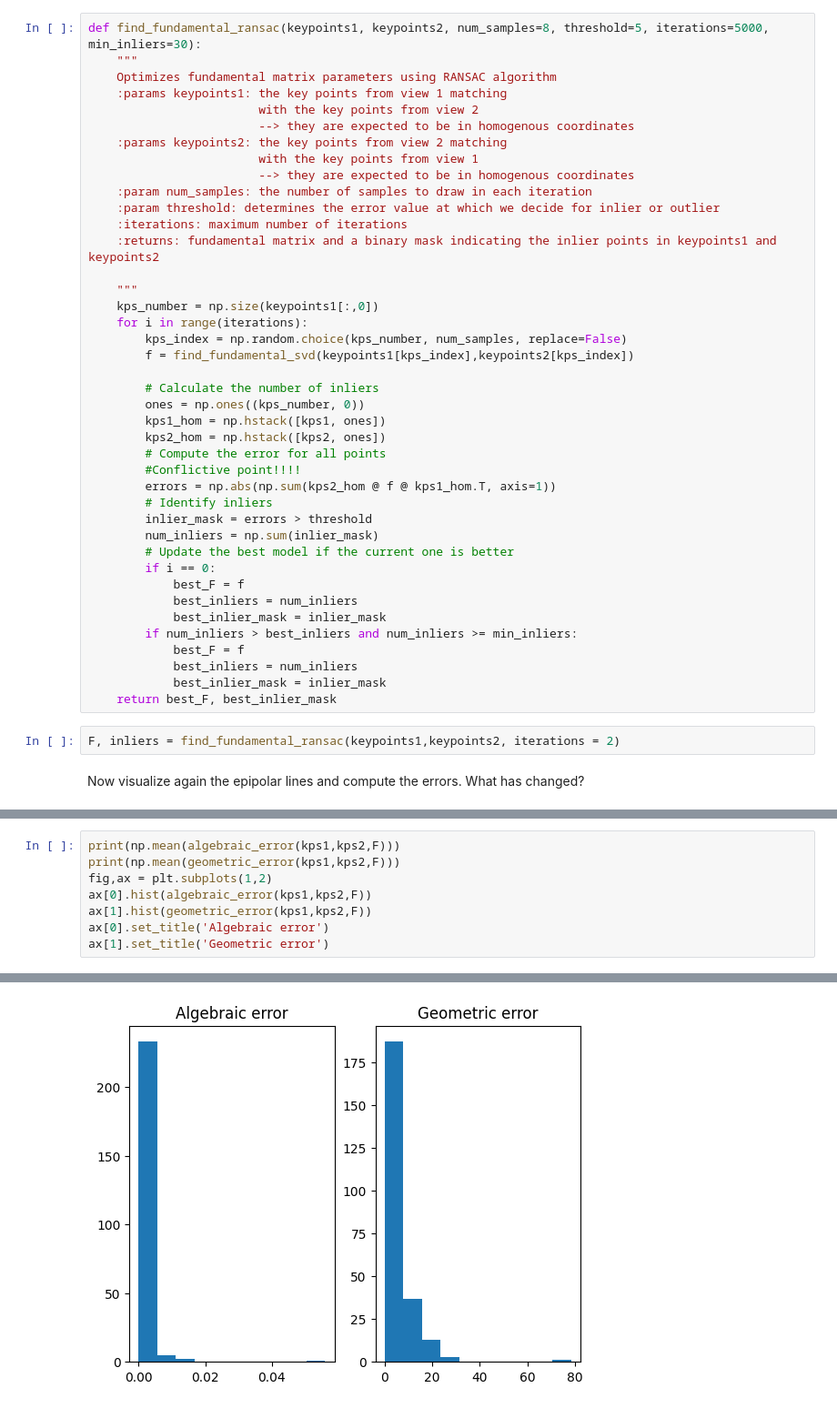
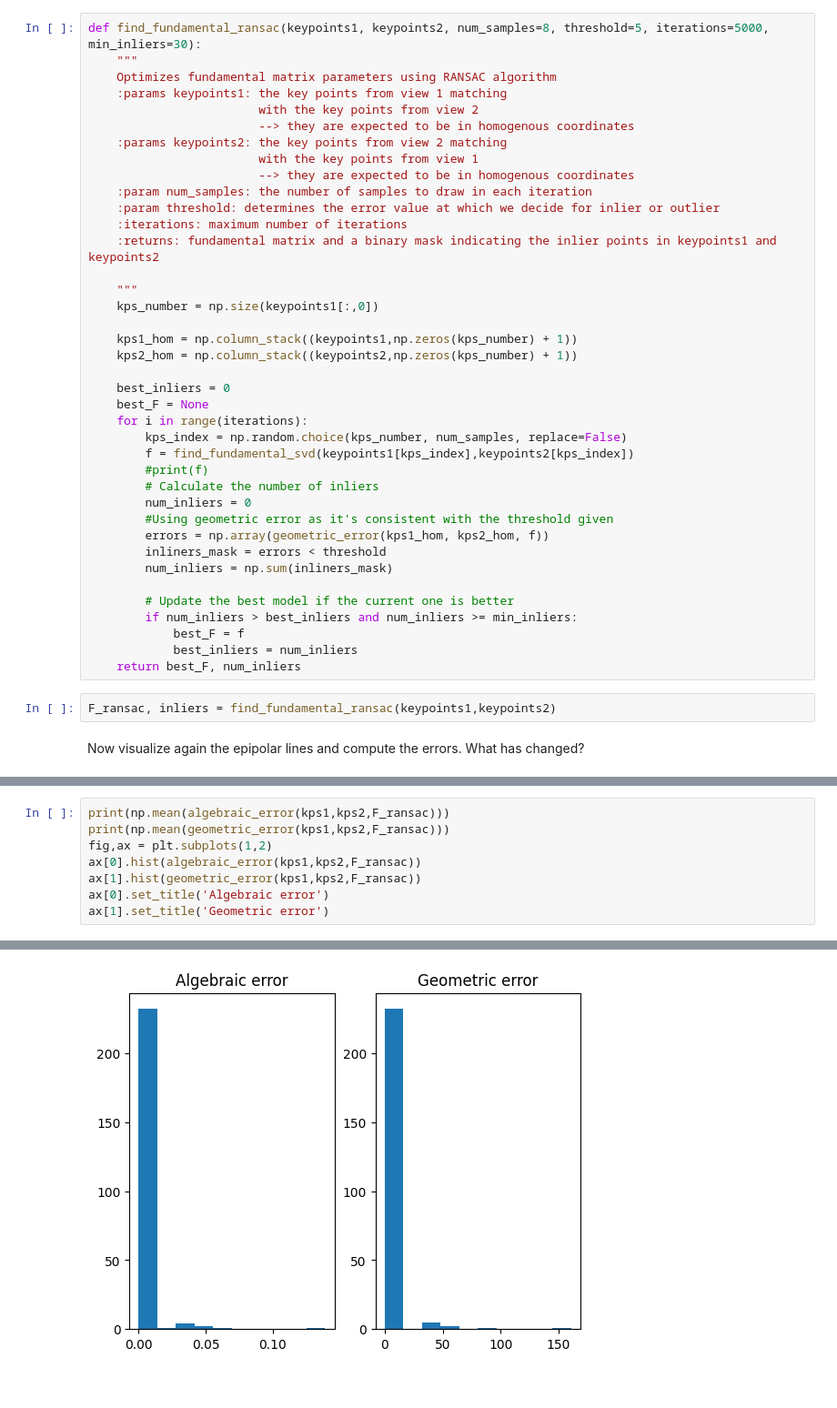
Before and after one commit to smitha13798/3dcv-students_Group4, a Jupyter notebook: 5.0-tl-fundamental-matrix.ipynb, the cells around one changed output, grey strips where cells are left out. Shown at 91% size. Saved outputs shown, nothing was run; the diff lists cells and outputs as text.

Commit message:
changed algebraic error to geometric error in ransac

```diff
--- a/5.0-tl-fundamental-matrix.ipynb
+++ b/5.0-tl-fundamental-matrix.ipynb
@@ -216,31 +218,29 @@ def find_fundamental_ransac(keypoints1, keypoints2, num_samples=8, threshold=5,
 
     """
     kps_number = np.size(keypoints1[:,0])
+
+    kps1_hom = np.column_stack((keypoints1,np.zeros(kps_number) + 1))
+    kps2_hom = np.column_stack((keypoints2,np.zeros(kps_number) + 1))
+
+    best_inliers = 0
+    best_F = None
     for i in range(iterations):
         kps_index = np.random.choice(kps_number, num_samples, replace=False)
         f = find_fundamental_svd(keypoints1[kps_index],keypoints2[kps_index])
+        #print(f)
+        # Calculate the number of inliers
+        num_inliers = 0
+        #Using geometric error as it's consistent with the threshold given
+        errors = np.array(geometric_error(kps1_hom, kps2_hom, f))
+        inliners_mask = errors < threshold
+        num_inliers = np.sum(inliners_mask)
 
-        # Calculate the number of inliers
-        ones = np.ones((kps_number, 0))
-        kps1_hom = np.hstack([kps1, ones])
-        kps2_hom = np.hstack([kps2, ones])
-        # Compute the error for all points
-        #Conflictive point!!!!
-        errors = np.abs(np.sum(kps2_hom @ f @ kps1_hom.T, axis=1))
-        # Identify inliers
-        inlier_mask = errors > threshold
-        num_inliers = np.sum(inlier_mask)
         # Update the best model if the current one is better
-        if i == 0:
-            best_F = f
-            best_inliers = num_inliers
-            best_inlier_mask = inlier_mask
         if num_inliers > best_inliers and num_inliers >= min_inliers:
             best_F = f
             best_inliers = num_inliers
-            best_inlier_mask = inlier_mask
-    return best_F, best_inlier_mask
+    return best_F, num_inliers
 # %%
-F, inliers = find_fundamental_ransac(keypoints1,keypoints2, iterations = 2)
+F_ransac, inliers = find_fundamental_ransac(keypoints1,keypoints2)
 # %% [markdown]
 Now visualize again the epipolar lines and compute the errors. What has changed?
@@ -251,9 +252,9 @@ visualize_epipolar_lines(view1, view2, kps1[:][0:8], kps2[:][0:8], F)
 # %%
-print(np.mean(algebraic_error(kps1,kps2,F)))
-print(np.mean(geometric_error(kps1,kps2,F)))
+print(np.mean(algebraic_error(kps1,kps2,F_ransac)))
+print(np.mean(geometric_error(kps1,kps2,F_ransac)))
 fig,ax = plt.subplots(1,2)
-ax[0].hist(algebraic_error(kps1,kps2,F))
-ax[1].hist(geometric_error(kps1,kps2,F))
+ax[0].hist(algebraic_error(kps1,kps2,F_ransac))
+ax[1].hist(geometric_error(kps1,kps2,F_ransac))
 ax[0].set_title('Algebraic error')
 ax[1].set_title('Geometric error')
 # %% [output]
@@ -262,2 +263,2 @@ ax[1].set_title('Geometric error')
 Text(0.5, 1.0, 'Geometric error')
-[figure, old version]
+[figure, new version]
```
Also changed, not shown: parts of 7 cells of this notebook.
